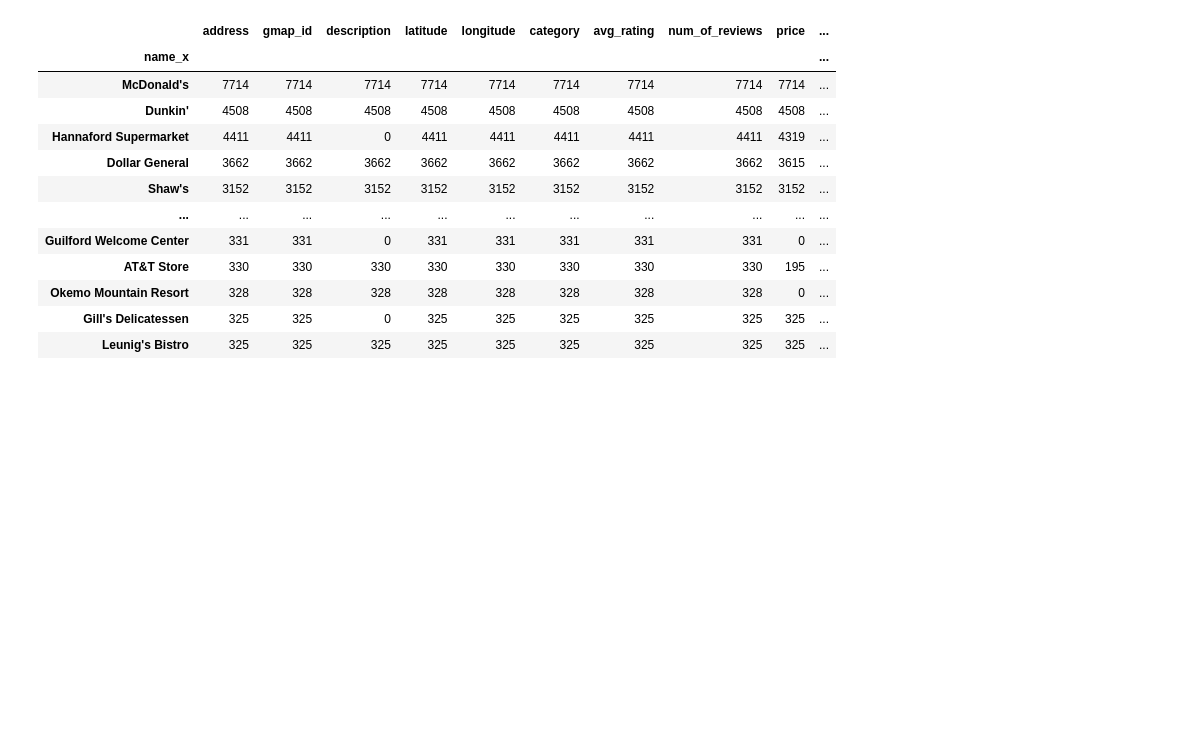
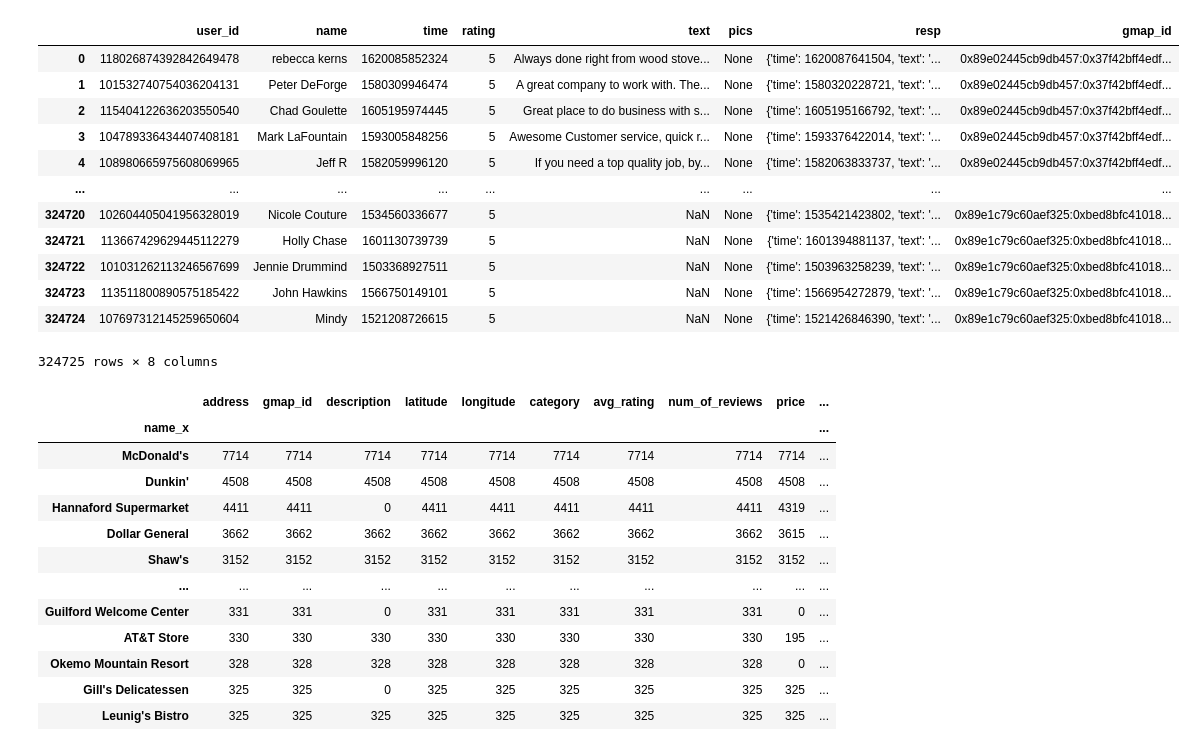
Before and after one commit to Dhrutube/DS3-LocalLens, a Jupyter notebook: Aurora_Local.ipynb, the cells around one changed output. Drawn from its saved outputs; the diff is of its cells as text; code cells hidden in the pictures; blank space fills up the shorter version.

```diff
--- a/Aurora_Local.ipynb
+++ b/Aurora_Local.ipynb
@@ -23,5 +25,19 @@ vermont_meta = pd.DataFrame(parse("data/meta-Vermont.json.gz"))
 # %%
-#vermont_reviews
+vermont_reviews
+# %% [output]
+|  | user_id | name | time | rating | text | pics | resp | gmap_id |
+| 0 | 118026874392842649478 | rebecca kerns | 1620085852324 | 5 | Always done right from wood stove... | None | {'time': 1620087641504, 'text': '... | 0x89e02445cb9db457:0x37f42bff4edf... |
+| 1 | 101532740754036204131 | Peter DeForge | 1580309946474 | 5 | A great company to work with. The... | None | {'time': 1580320228721, 'text': '... | 0x89e02445cb9db457:0x37f42bff4edf... |
+| 2 | 115404122636203550540 | Chad Goulette | 1605195974445 | 5 | Great place to do business with s... | None | {'time': 1605195166792, 'text': '... | 0x89e02445cb9db457:0x37f42bff4edf... |
+| 3 | 104789336434407408181 | Mark LaFountain | 1593005848256 | 5 | Awesome Customer service, quick r... | None | {'time': 1593376422014, 'text': '... | 0x89e02445cb9db457:0x37f42bff4edf... |
+| 4 | 108980665975608069965 | Jeff R | 1582059996120 | 5 | If you need a top quality job, by... | None | {'time': 1582063833737, 'text': '... | 0x89e02445cb9db457:0x37f42bff4edf... |
+| ... | ... | ... | ... | ... | ... | ... | ... | ... |
+| 324720 | 102604405041956328019 | Nicole Couture | 1534560336677 | 5 | NaN | None | {'time': 1535421423802, 'text': '... | 0x89e1c79c60aef325:0xbed8bfc41018... |
+| 324721 | 113667429629445112279 | Holly Chase | 1601130739739 | 5 | NaN | None | {'time': 1601394881137, 'text': '... | 0x89e1c79c60aef325:0xbed8bfc41018... |
+| 324722 | 101031262113246567699 | Jennie Drummind | 1503368927511 | 5 | NaN | None | {'time': 1503963258239, 'text': '... | 0x89e1c79c60aef325:0xbed8bfc41018... |
+| 324723 | 113511800890575185422 | John Hawkins | 1566750149101 | 5 | NaN | None | {'time': 1566954272879, 'text': '... | 0x89e1c79c60aef325:0xbed8bfc41018... |
+| 324724 | 107697312145259650604 | Mindy | 1521208726615 | 5 | NaN | None | {'time': 1521426846390, 'text': '... | 0x89e1c79c60aef325:0xbed8bfc41018... |
+324725 rows × 8 columns
 # %%
 #VERMONT_BIG_BRANDS_ALL GIVES ALL THE BRANDS IN VERMONT THAT HAVE 500+ REVIEWS (TOTAL)
 
```
Also changed, not shown: parts of 46 cells of this notebook, 1 other file.
